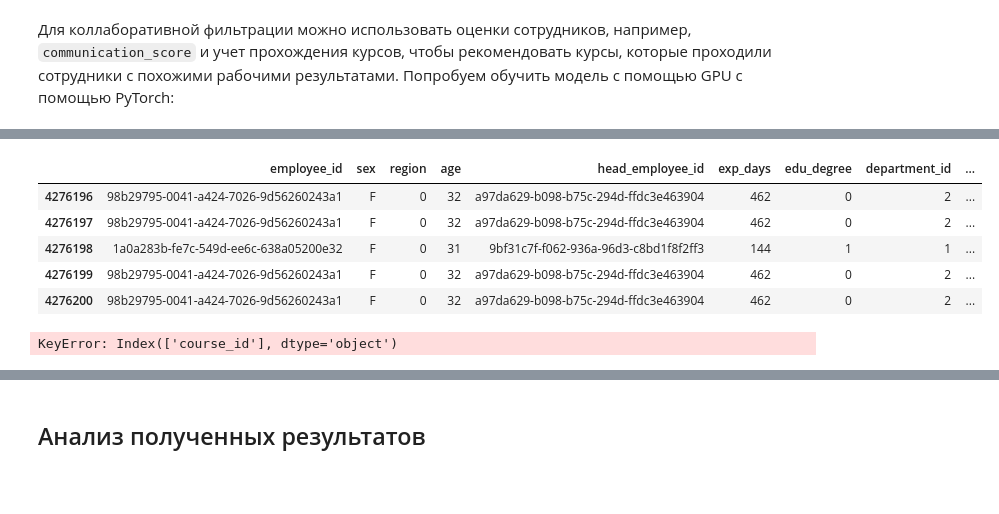
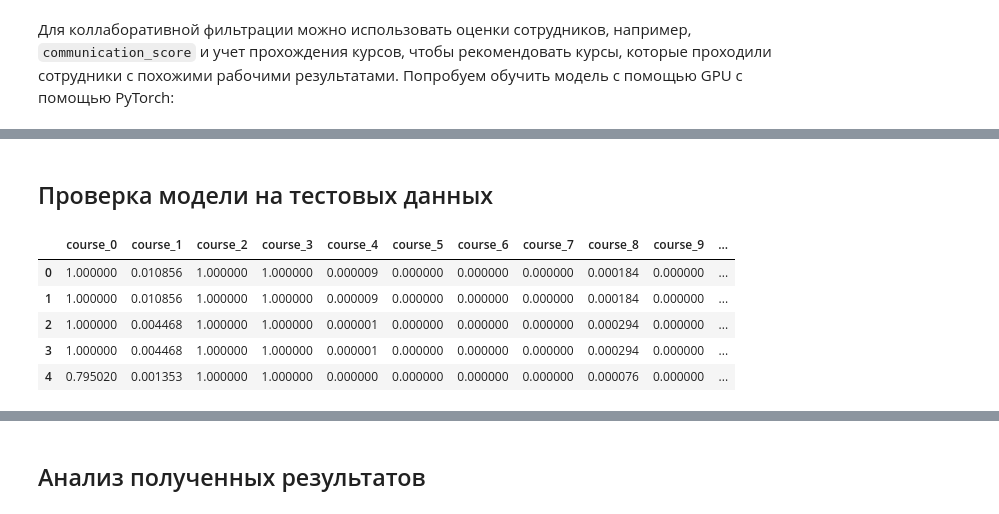
Before and after one commit to Bjorik23/peskipiksi_pesternomi, a Jupyter notebook: mipt_hakaton_2024_tinkoff/create_models/create_models_torch_v2.ipynb, the cells around one changed output, grey strips where cells are left out. Cells and saved outputs as stored; diff of their text form; code cells hidden in the pictures; blank space fills up the shorter version.

Commit message:
add create models 2

```diff
--- a/mipt_hakaton_2024_tinkoff/create_models/create_models_torch_v2.ipynb
+++ b/mipt_hakaton_2024_tinkoff/create_models/create_models_torch_v2.ipynb
@@ -450,5 +412,5 @@ Epoch 10, Loss: 1170.080810546875
 torch.save(model, '..\models\model_v2.pth')
 # %%
 # Загрузка модели
-#model = torch.load('..\models\model_v2.pth')
-#model.eval()
+model = torch.load('..\models\model_v2.pth')
+model.eval()
@@ -470,36 +417,22 @@ test_data['predicted_score'] = predictions
+# %% [markdown]
+## Проверка модели на тестовых данных
+# %%
+# Переключаем модель в режим оценки
+model.eval()
+with torch.no_grad():
+    test_predictions = model(test_features)
+# %%
+# Преобразуем тензор вероятностей в DataFrame
+predictions_df = pd.DataFrame(test_predictions.cpu().numpy(), columns=[f'course_{i}' for i in range(92)])
+# %%
+# Добавление идентификатора сотрудников в DataFrame предсказаний
+predictions_df['employee_id'] = X_test['employee_id'].values
 # %%
-test_data.head()
+predictions_df.head()
 # %% [output]
-|  | employee_id | sex | region | age | head_employee_id | exp_days | edu_degree | department_id | ... |
-| 4276196 | 98b29795-0041-a424-7026-9d56260243a1 | F | 0 | 32 | a97da629-b098-b75c-294d-ffdc3e463904 | 462 | 0 | 2 | ... |
-| 4276197 | 98b29795-0041-a424-7026-9d56260243a1 | F | 0 | 32 | a97da629-b098-b75c-294d-ffdc3e463904 | 462 | 0 | 2 | ... |
-| 4276198 | 1a0a283b-fe7c-549d-ee6c-638a05200e32 | F | 0 | 31 | 9bf31c7f-f062-936a-96d3-c8bd1f8f2ff3 | 144 | 1 | 1 | ... |
-| 4276199 | 98b29795-0041-a424-7026-9d56260243a1 | F | 0 | 32 | a97da629-b098-b75c-294d-ffdc3e463904 | 462 | 0 | 2 | ... |
-| 4276200 | 98b29795-0041-a424-7026-9d56260243a1 | F | 0 | 32 | a97da629-b098-b75c-294d-ffdc3e463904 | 462 | 0 | 2 | ... |
+|  | course_0 | course_1 | course_2 | course_3 | course_4 | course_5 | course_6 | course_7 | course_8 | course_9 | ... |
+| 0 | 1.000000 | 0.010856 | 1.000000 | 1.000000 | 0.000009 | 0.000000 | 0.000000 | 0.000000 | 0.000184 | 0.000000 | ... |
+| 1 | 1.000000 | 0.010856 | 1.000000 | 1.000000 | 0.000009 | 0.000000 | 0.000000 | 0.000000 | 0.000184 | 0.000000 | ... |
+| 2 | 1.000000 | 0.004468 | 1.000000 | 1.000000 | 0.000001 | 0.000000 | 0.000000 | 0.000000 | 0.000294 | 0.000000 | ... |
+| 3 | 1.000000 | 0.004468 | 1.000000 | 1.000000 | 0.000001 | 0.000000 | 0.000000 | 0.000000 | 0.000294 | 0.000000 | ... |
+| 4 | 0.795020 | 0.001353 | 1.000000 | 1.000000 | 0.000000 | 0.000000 | 0.000000 | 0.000000 | 0.000076 | 0.000000 | ... |
-# %%
-# Предполагая, что test_data уже содержит столбцы 'employee_id' и 'course_id'
-# Добавляем столбец с предсказаниями
-test_data['predicted_score'] = predictions
-
-# Удаляем дубликаты, если они есть
-test_data.drop_duplicates(subset=['employee_id', 'course_id'], inplace=True)
-
-# Сортировка данных по предсказанной оценке в убывающем порядке
-sorted_recommendations = test_data.sort_values(by=['employee_id', 'predicted_score'], ascending=[True, False])
-
-# Выбираем топ-5 курсов для каждого сотрудника
-top_courses_per_employee = sorted_recommendations.groupby('employee_id').head(5)
-
-# Если у вас есть DataFrame с информацией о курсах, названия которых нужно отобразить
-courses_info = pd.DataFrame({
-    'course_id': range(n_courses),
-    'course_nm': ['Название курса {}'.format(i) for i in range(n_courses)]
-})
-
-# Объединение с информацией о курсах для отображения названий
-top_courses_per_employee = top_courses_per_employee.merge(courses_info, on='course_id', how='left')
-
-# Вывод рекомендаций
-print(top_courses_per_employee[['employee_id', 'course_id', 'course_nm', 'predicted_score']].head(20))
-# %% [output]
-KeyError: Index(['course_id'], dtype='object')
```
Also changed, not shown: parts of 79 cells of this notebook, 4 other files.
